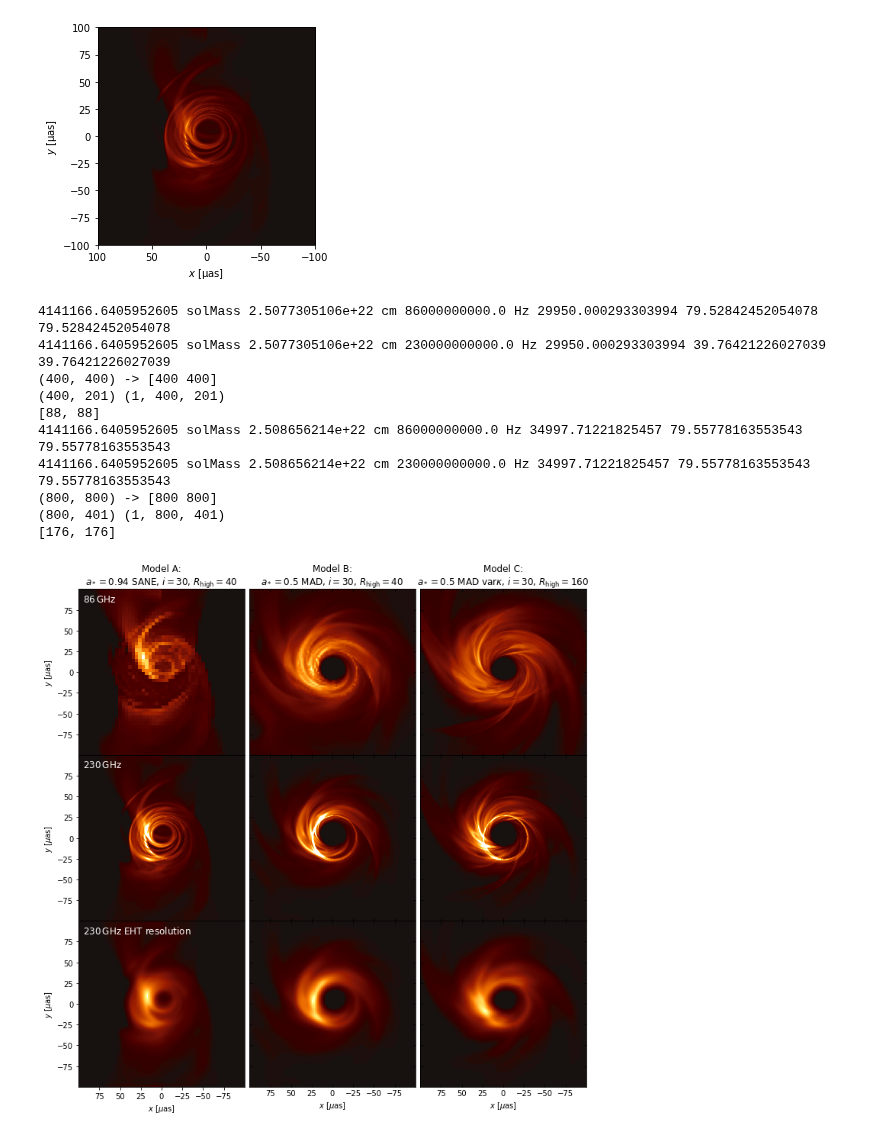
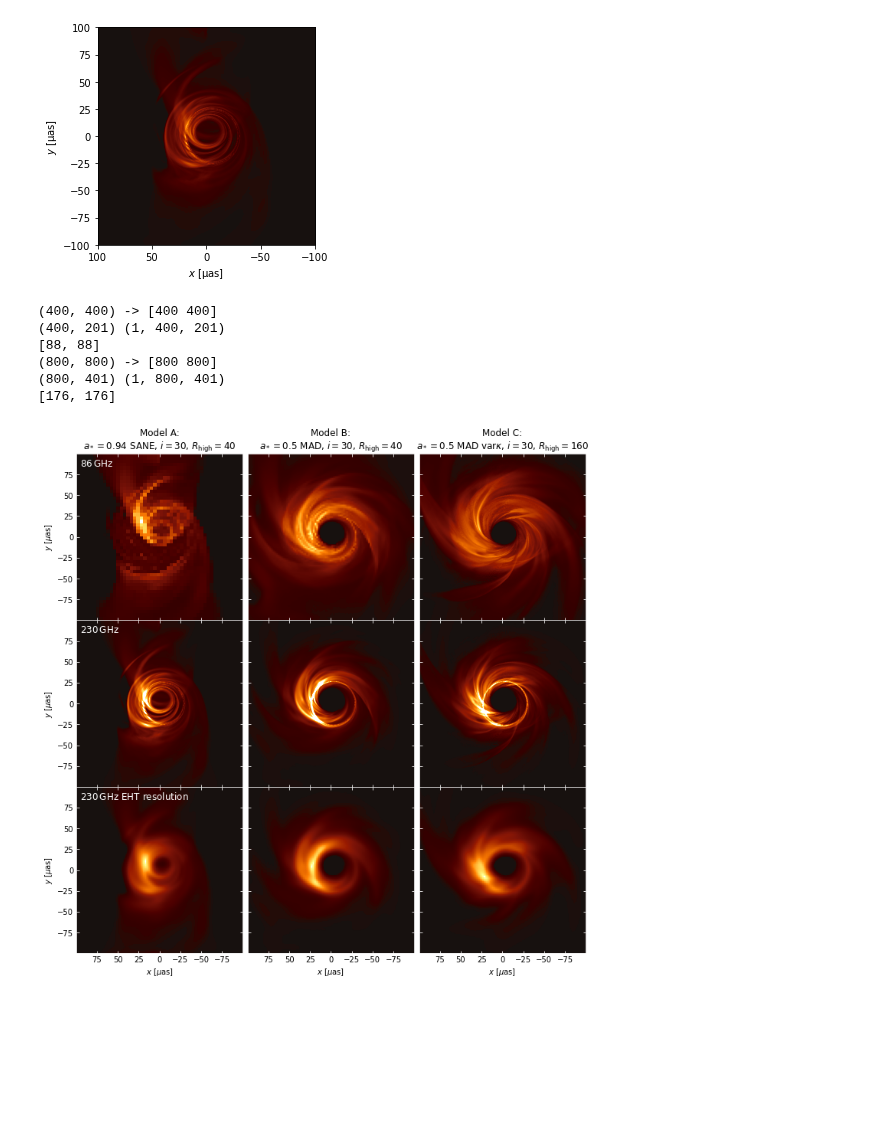
Before and after one commit to eventhorizontelescope/2017_sgra_paper5, a Jupyter notebook: output_bestbet_imgs.ipynb, the cells around one changed output. Drawn from its saved outputs; the diff is of its cells as text; code cells hidden in the pictures; blank space fills up the shorter version.

```diff
--- a/output_bestbet_imgs.ipynb
+++ b/output_bestbet_imgs.ipynb
@@ -96,7 +96,11 @@ def mkplot(axes, fmt_mov, eht_f=1e10):
         axis='both',
         direction='in',
         top=True,
-        right=True)
+        right=True,
+        color='w',
+    )
+    for spine in axes[0].spines.values():
+        spine.set_edgecolor('w')
 
     viz.show(mov_230GHz, s=-1, ax=axes[1], cmap=cmap, vmin=0, vmax=np.max(mov_230GHz_eht.value))
     axes[1].set_xlim( 99.9,-99.9)
@@ -108,7 +112,11 @@ def mkplot(axes, fmt_mov, eht_f=1e10):
         axis='both',
         direction='in',
         top=True,
-        right=True)
+        right=True,
+        color='w',
+    )
+    for spine in axes[1].spines.values():
+        spine.set_edgecolor('w')
 
     viz.show(mov_230GHz_eht, s=-1, ax=axes[2], cmap=cmap, vmin=0, vmax=np.max(mov_230GHz_eht.value))
     axes[2].set_xlim( 99.9,-99.9)
@@ -120,7 +128,11 @@ def mkplot(axes, fmt_mov, eht_f=1e10):
         axis='both',
         direction='in',
         top=True,
-        right=True)
+        right=True,
+        color='w',
+    )
+    for spine in axes[2].spines.values():
+        spine.set_edgecolor('w')
 # %%
 from astropy.io import fits
 from astropy import units as u
@@ -166,35 +178,41 @@ plt.subplots_adjust(hspace=0, wspace=0.01)
 
 #mkplot(axes[:,0], 'model/Illinois_thermal/{freq}/Sa+0.94_w5/img_s05990_Rh40_i30.h5')
 viz.show(img86,           ax=axes[0,0], cmap='afmhot_10us', vmin=0, vmax=np.max(img86.value))
 viz.show(img230,          ax=axes[1,0], cmap='afmhot_10us', vmin=0, vmax=np.max(img230_eht.value))
 viz.show(img230_eht, s=0, ax=axes[2,0], cmap='afmhot_10us', vmin=0, vmax=np.max(img230_eht.value))
+for ax in axes[:,0]:
+    ax.tick_params(
+        axis='both',
+        direction='in',
+        top=True,
+        right=True,
+        color='w',
+    )
+    for spine in ax.spines.values():
+        spine.set_edgecolor('w')
 
 mkplot(axes[:,1], 'model/Illinois_thermal/{freq}/Ma+0.5_w5/img_s05990_Rh40_i30.h5')
 mkplot(axes[:,2], 'model/Hamr_varkappa/{freq}/mad_a+0.5/Rhigh_160_Inclination_30/mad_a+5_3487.h5')
 
 axes[0,0].set_title('Model A:\n$a_*=0.94$ SANE, $i=30$, $R_\mathrm{high}=40$')
 axes[0,1].set_title('Model B:\n$a_*=0.5$ MAD, $i=30$, $R_\mathrm{high}=40$')
 axes[0,2].set_title('Model C:\n$a_*=0.5$ MAD var$\kappa$, $i=30$, $R_\mathrm{high}=160$')
 axes[-1,0].set_xlabel('$x$ [$\mu$as]')
 axes[-1,1].set_xlabel('$x$ [$\mu$as]')
 axes[-1,2].set_xlabel('$x$ [$\mu$as]')
 axes[0,0].set_ylabel('$y$ [$\mu$as]')
 axes[1,0].set_ylabel('$y$ [$\mu$as]')
 axes[2,0].set_ylabel('$y$ [$\mu$as]')
 axes[0,0].text(95,85, '$86\,\mathrm{GHz}$',                 color='w', fontsize=12)
 axes[1,0].text(95,85, '$230\,\mathrm{GHz}$',                color='w', fontsize=12)
 axes[2,0].text(95,85, '$230\,\mathrm{GHz}$ EHT resolution', color='w', fontsize=12)
 
 fig.savefig('output/bestbet_imgs.pdf', bbox_inches='tight')
 # %% [output]
-4141166.6405952605 solMass 2.5077305106e+22 cm 86000000000.0 Hz 29950.000293303994 79.52842452054078 79.52842452054078
-4141166.6405952605 solMass 2.5077305106e+22 cm 230000000000.0 Hz 29950.000293303994 39.76421226027039 39.76421226027039
 (400, 400) -> [400 400]
 (400, 201) (1, 400, 201)
 [88, 88]
-4141166.6405952605 solMass 2.508656214e+22 cm 86000000000.0 Hz 34997.71221825457 79.55778163553543 79.55778163553543
-4141166.6405952605 solMass 2.508656214e+22 cm 230000000000.0 Hz 34997.71221825457 79.55778163553543 79.55778163553543
 (800, 800) -> [800 800]
 (800, 401) (1, 800, 401)
 [176, 176]
-[figure, old version]
+[figure, new version]
```
Also changed, not shown: 9 other files.
